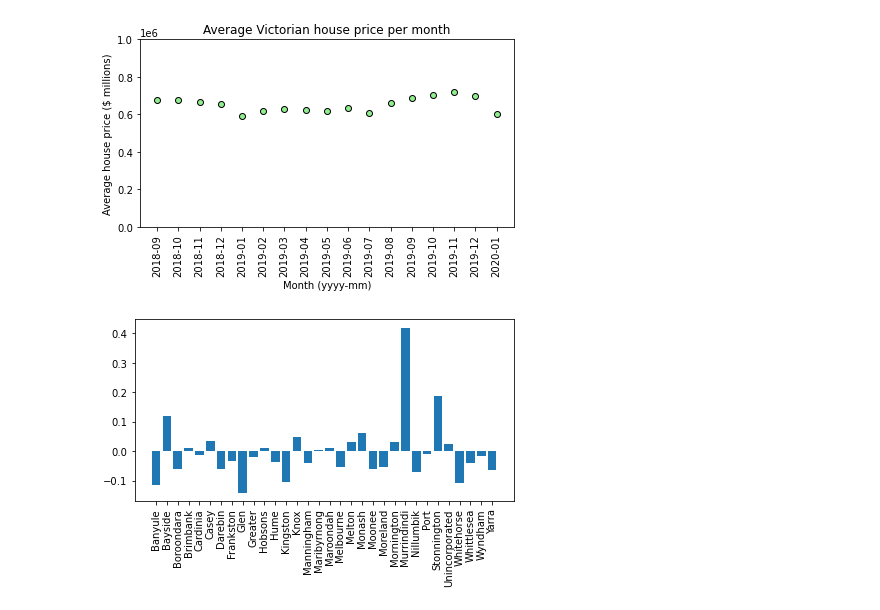
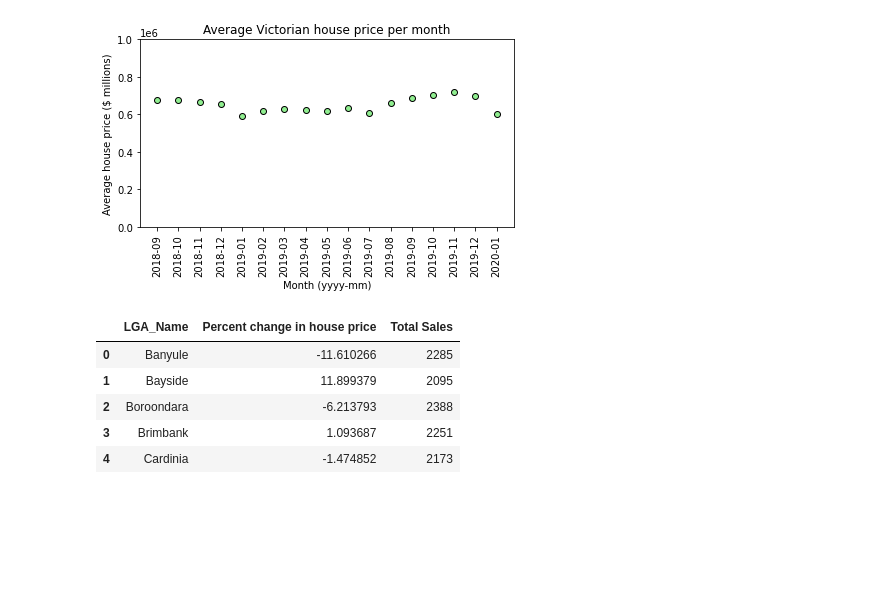
Before and after one commit to jeremychiaa/covid-victorian-real-estate, a Jupyter notebook: cleaned_house.ipynb, the cells around one changed output. Drawn from its saved outputs; the diff is of its cells as text; code cells hidden in the pictures; blank space fills up the shorter version.

```diff
--- a/cleaned_house.ipynb
+++ b/cleaned_house.ipynb
@@ -258,18 +258,3 @@ for index, row in rate_of_change.iterrows():
 # After the loop completes, find the percent change for the final LGA
 pct_change_df = pd.DataFrame(pct_change_list)
 pct_change_LGA.append(pct_change_df[0].pct_change().sum())
-
-# Create a dataframe from the list of LGAs and the respective percent change in house prices
-pct_change_LGA_df = pd.DataFrame(pct_change_LGA, LGA_list).reset_index()
-pct_change_LGA_df.columns = {"LGA_Name", "Percent change in house price"}
-
-# Create a list of x and y values from the dataframe to plot
-x_values = pct_change_LGA_df["LGA_Name"]
-y_values = pct_change_LGA_df["Percent change in house price"]
-
-# Plot the graph
-plt.bar(x_values, y_values)
-plt.xticks(rotation="vertical")
-plt.tight_layout()
-# %% [output]
-[figure, removed]
@@ -275,0 +280,13 @@ plt.tight_layout()
+# %%
+# Dropping rows where the number of sales is less than 100
+pct_change_LGA_df = pct_change_LGA_df.loc[pct_change_LGA_df["Total Sales"] > 100, :]
+
+# Previewing the dataframe
+pct_change_LGA_df.head()
+# %% [output]
+|  | LGA_Name | Percent change in house price | Total Sales |
+| 0 | Banyule | -11.610266 | 2285 |
+| 1 | Bayside | 11.899379 | 2095 |
+| 2 | Boroondara | -6.213793 | 2388 |
+| 3 | Brimbank | 1.093687 | 2251 |
+| 4 | Cardinia | -1.474852 | 2173 |
```
Also changed, not shown: parts of 5 cells of this notebook, 1 other file.
